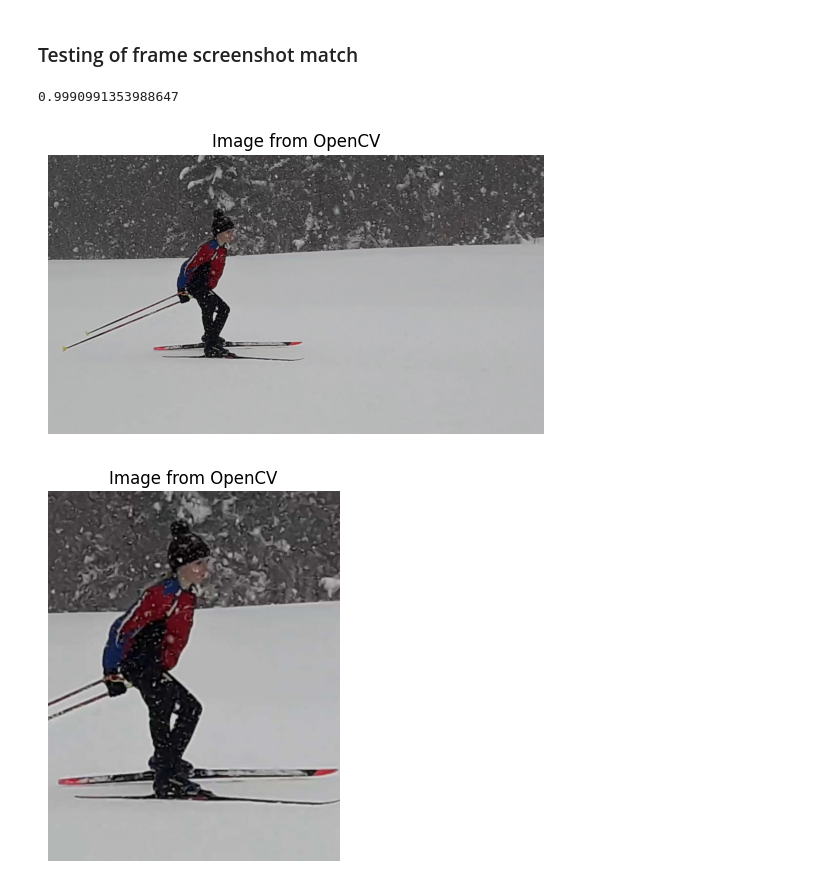
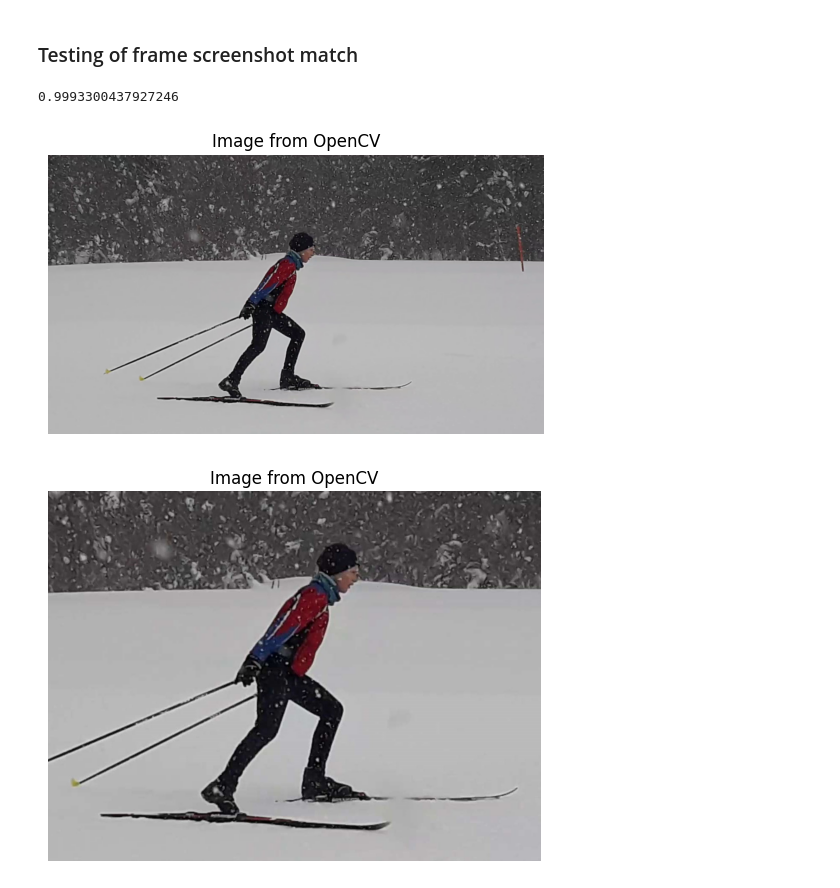
Before and after one commit to MarcWoerner/SkiExtract, a Jupyter notebook: DatasetGeneration.ipynb, the cells around one changed output. Drawn from its saved outputs; the diff is of its cells as text; code cells hidden in the pictures.

```diff
--- a/DatasetGeneration.ipynb
+++ b/DatasetGeneration.ipynb
@@ -252,19 +256,19 @@ NameError: name 'highscore_frame' is not defined
 # %% [markdown]
 ### Testing of frame screenshot match
 # %%
-path_to_screenshot = "/Volumes/ThesisUSB/AVP XC Skiing Data/Skating 2-1 armswing/pictures/lateral/" + videos_and_images_dict['Hermann Noemi.mp4'][1]
+path_to_screenshot = "/Volumes/ThesisUSB/AVP XC Skiing Data/Skating 2-1 armswing/pictures/lateral/" + videos_and_images_dict['Klauser Hannes.mp4'][0]
 screenshot = cv2.imread(path_to_screenshot, cv2.IMREAD_COLOR)
 
-path_to_frame = "/Volumes/ThesisUSB/AVP XC Skiing Data/Skating 2-1 armswing/videos/lateral/" + "Hermann Noemi.mp4"
+path_to_frame = "/Volumes/ThesisUSB/AVP XC Skiing Data/Skating 2-1 armswing/videos/lateral/" + "Klauser Hannes.mp4"
 test_cap = cv2.VideoCapture(path_to_frame)
 
-test_cap.set(cv2.CAP_PROP_POS_FRAMES, 63)
+test_cap.set(cv2.CAP_PROP_POS_FRAMES, 42)
 ret, extracted_frame = test_cap.read()
 
 part_of_frame_check(extracted_frame, screenshot)
 plot_frame(extracted_frame)
 plot_frame(screenshot)
 # %% [output]
-0.9990991353988647
+0.9993300437927246
-[figure, old version]
+[figure, new version]
-[figure, old version]
+[figure, new version]
```
Also changed, not shown: parts of 1 cell of this notebook.
